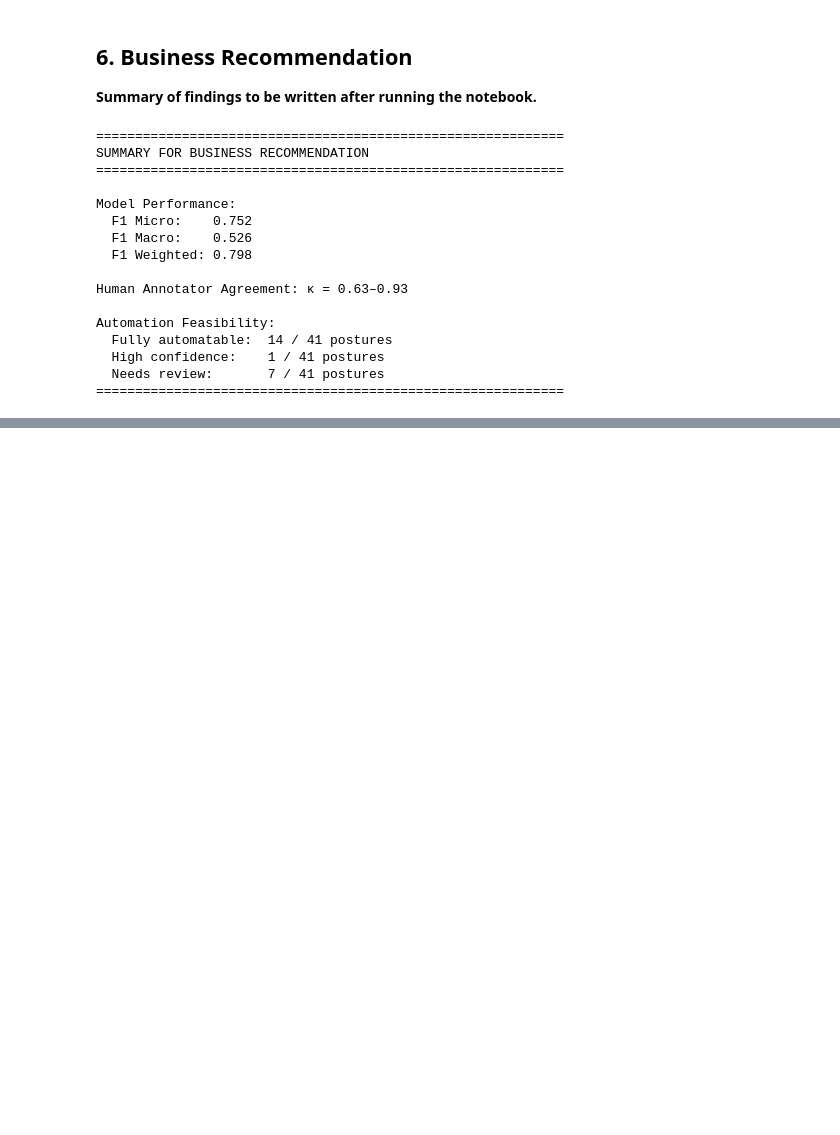
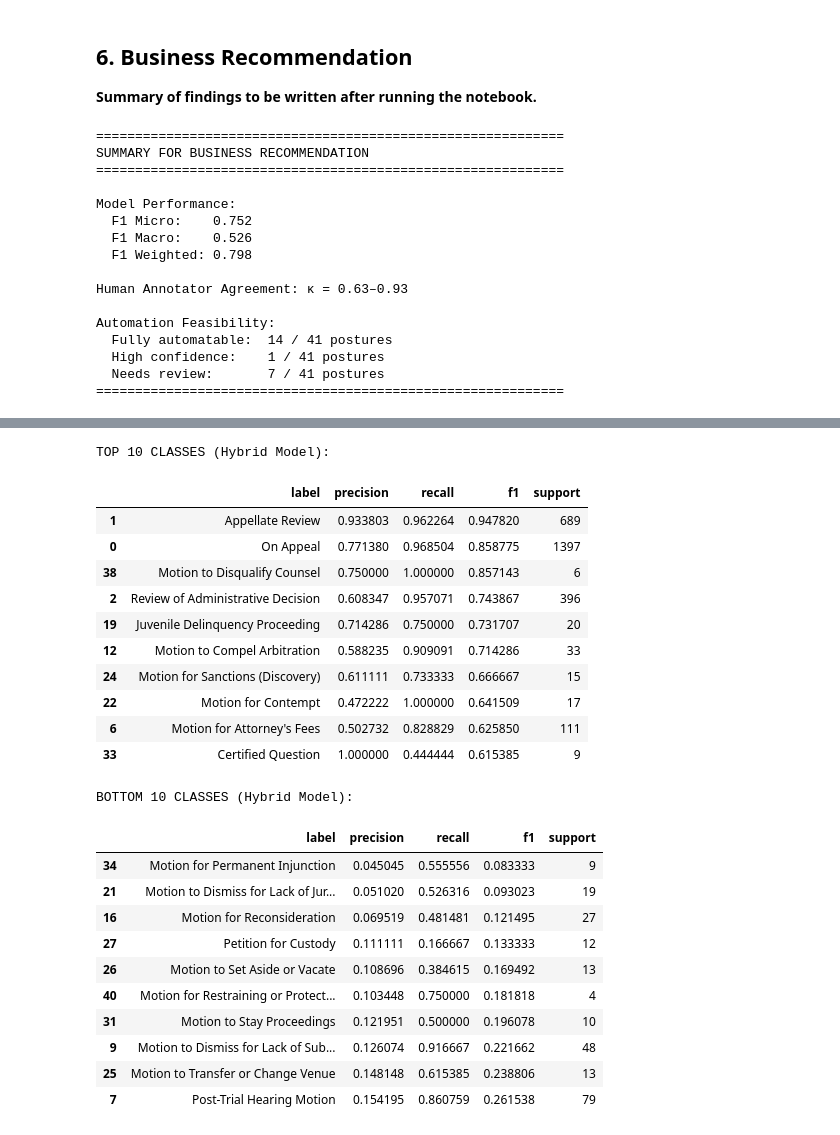
Before and after one commit to aledba/tr_challenge, a Jupyter notebook: notebooks/02_modeling.ipynb, the cells around one changed output, grey strips where cells are left out. Saved outputs shown, nothing was run; the diff lists cells and outputs as text; code cells hidden in the pictures; blank space fills up the shorter version.

```diff
--- a/notebooks/02_modeling.ipynb
+++ b/notebooks/02_modeling.ipynb
@@ -249,0 +577,32 @@ Automation Feasibility:
+# %%
+# Top and bottom performing classes
+print("TOP 10 CLASSES (Hybrid Model):")
+display(results_hybrid.get_top_classes(10, 'f1')[['label', 'precision', 'recall', 'f1', 'support']])
+
+print("\nBOTTOM 10 CLASSES (Hybrid Model):")
+display(results_hybrid.get_bottom_classes(10, 'f1')[['label', 'precision', 'recall', 'f1', 'support']])
+# %% [output]
+TOP 10 CLASSES (Hybrid Model):
+|  | label | precision | recall | f1 | support |
+| 1 | Appellate Review | 0.933803 | 0.962264 | 0.947820 | 689 |
+| 0 | On Appeal | 0.771380 | 0.968504 | 0.858775 | 1397 |
+| 38 | Motion to Disqualify Counsel | 0.750000 | 1.000000 | 0.857143 | 6 |
+| 2 | Review of Administrative Decision | 0.608347 | 0.957071 | 0.743867 | 396 |
+| 19 | Juvenile Delinquency Proceeding | 0.714286 | 0.750000 | 0.731707 | 20 |
+| 12 | Motion to Compel Arbitration | 0.588235 | 0.909091 | 0.714286 | 33 |
+| 24 | Motion for Sanctions (Discovery) | 0.611111 | 0.733333 | 0.666667 | 15 |
+| 22 | Motion for Contempt | 0.472222 | 1.000000 | 0.641509 | 17 |
+| 6 | Motion for Attorney's Fees | 0.502732 | 0.828829 | 0.625850 | 111 |
+| 33 | Certified Question | 1.000000 | 0.444444 | 0.615385 | 9 |
+BOTTOM 10 CLASSES (Hybrid Model):
+|  | label | precision | recall | f1 | support |
+| 34 | Motion for Permanent Injunction | 0.045045 | 0.555556 | 0.083333 | 9 |
+| 21 | Motion to Dismiss for Lack of Jur... | 0.051020 | 0.526316 | 0.093023 | 19 |
+| 16 | Motion for Reconsideration | 0.069519 | 0.481481 | 0.121495 | 27 |
+| 27 | Petition for Custody | 0.111111 | 0.166667 | 0.133333 | 12 |
+| 26 | Motion to Set Aside or Vacate | 0.108696 | 0.384615 | 0.169492 | 13 |
+| 40 | Motion for Restraining or Protect... | 0.103448 | 0.750000 | 0.181818 | 4 |
+| 31 | Motion to Stay Proceedings | 0.121951 | 0.500000 | 0.196078 | 10 |
+| 9 | Motion to Dismiss for Lack of Sub... | 0.126074 | 0.916667 | 0.221662 | 48 |
+| 25 | Motion to Transfer or Change Venue | 0.148148 | 0.615385 | 0.238806 | 13 |
+| 7 | Post-Trial Hearing Motion | 0.154195 | 0.860759 | 0.261538 | 79 |
```
Also changed, not shown: parts of 26 cells of this notebook, 9 other files.
